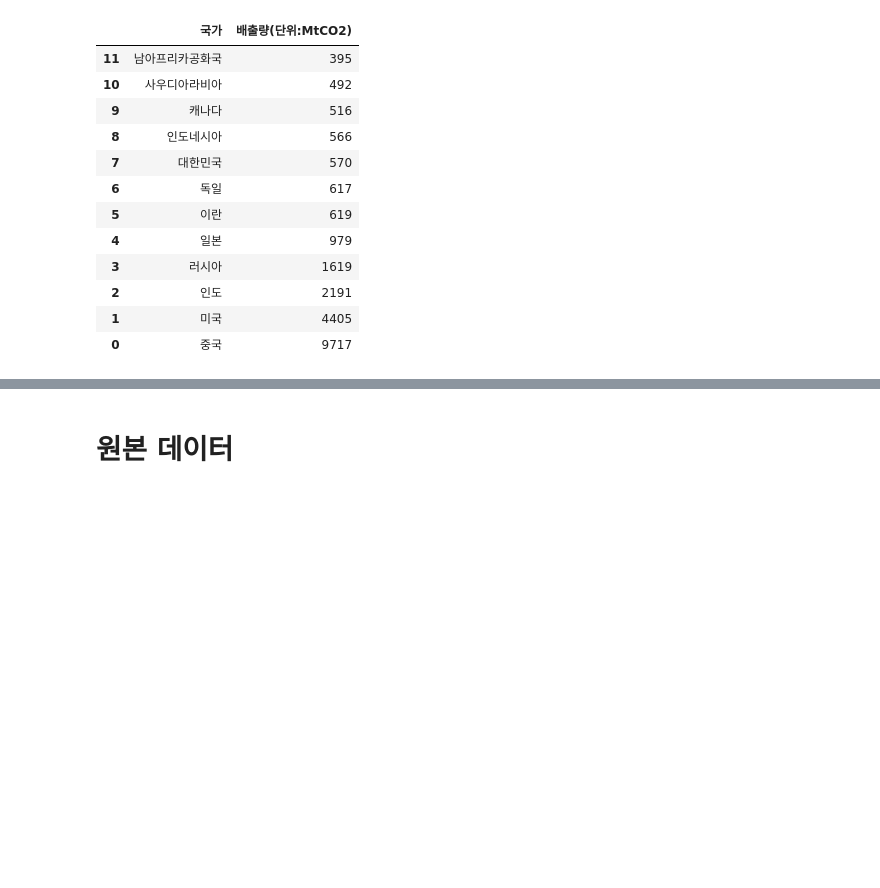
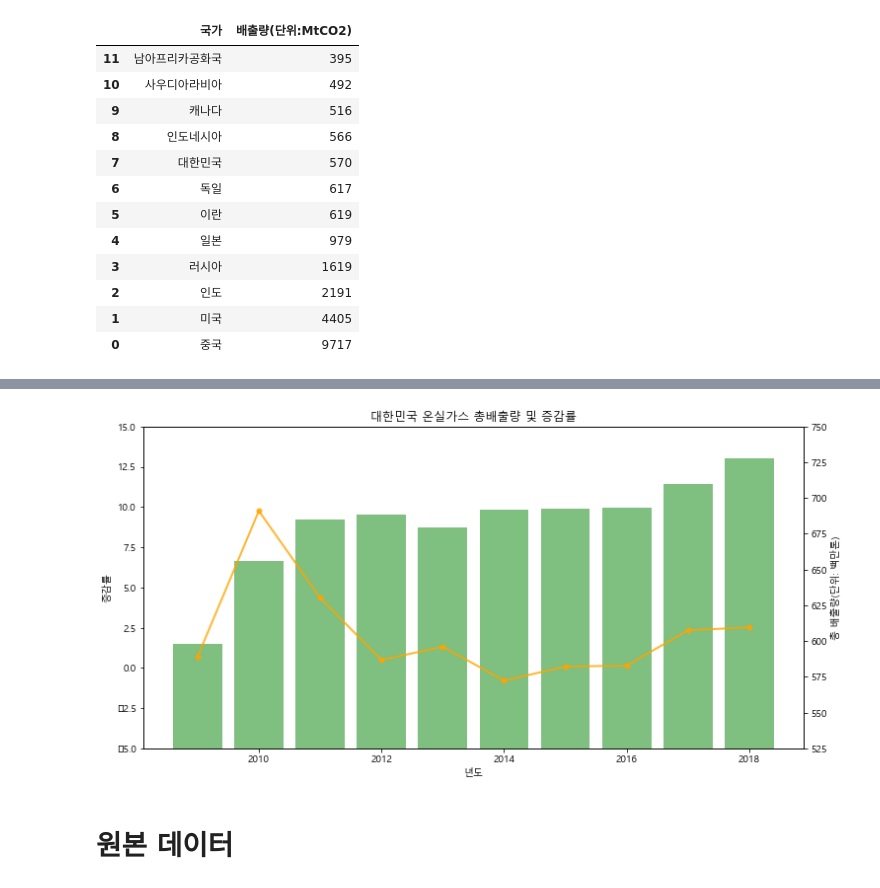
Before and after one commit to Eco-Financial/Eco-Financial, a Jupyter notebook: Visualization.ipynb, the cells around one changed output, grey strips where cells are left out. Drawn from its saved outputs; the diff is of its cells as text; code cells hidden in the pictures; blank space fills up the shorter version.

```diff
--- a/Visualization.ipynb
+++ b/Visualization.ipynb
@@ -193,0 +200,3 @@ plt.show()
+# %%
+co2_emmisions_df = pd.read_csv(r"co2_emmisions.csv")
+co2_emmisions_df
@@ -194,3 +215,28 @@ plt.show()
+# %%
+year = co2_emmisions_df['년도']
+emmisions = co2_emmisions_df['총배출량(단위:백만톤)']
+change_rate = co2_emmisions_df['증감률']
+# %%
+fig, ax1 = plt.subplots(figsize=(12,6))
+
+plt.title('대한민국 온실가스 총배출량 및 증감률')
+
+ax1.plot(year, change_rate, '-s', color='orange', linewidth=2, alpha=0.8, markersize=5, marker='o')
+ax1.set_ylim(-5,15)
+ax1.set_xlabel('년도')
+ax1.set_ylabel('증감률')
+
+ax2 = ax1.twinx()
+ax2.bar(year, emmisions, color='green', alpha=0.5, width=0.8)
+ax2.set_ylabel('총 배출량(단위: 백만톤)')
+ax2.set_ylim(525,750)
+
+ax1.set_zorder(ax2.get_zorder() + 10)
+ax1.patch.set_visible(False)
+
+plt.show()
+# %% [output]
+[figure, added]
 # %% [markdown]
 # 원본 데이터
 # %% [markdown]
```
Also changed, not shown: parts of 4 cells of this notebook.
